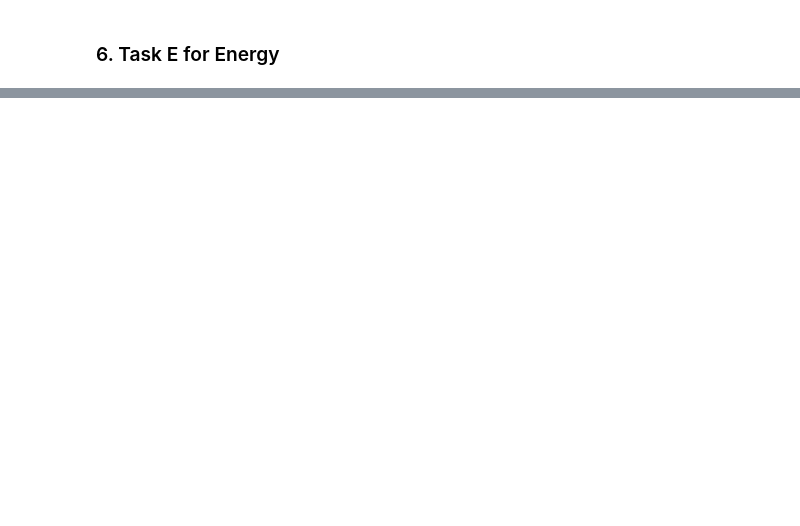
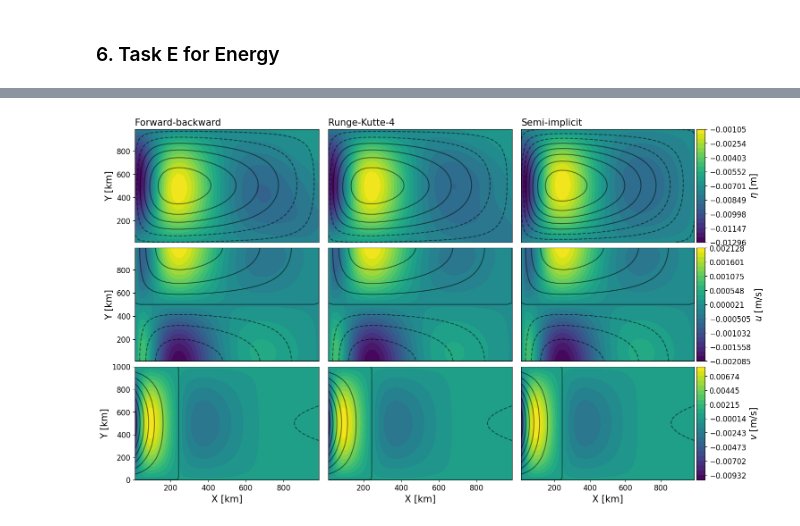
Before and after one commit to mnridao/MTMW14-Assignment-2, a Jupyter notebook: assignment2.ipynb, the cells around one changed output, grey strips where cells are left out. Saved outputs shown, nothing was run; the diff lists cells and outputs as text; code cells hidden in the pictures; blank space fills up the shorter version.

```diff
--- a/assignment2.ipynb
+++ b/assignment2.ipynb
@@ -178,0 +224,4 @@ Figure 12:
+# %%
+assign2.runTaskG3()
+# %% [output]
+[figure, added]
```
Also changed, not shown: parts of 77 cells of this notebook, 10 other files.
